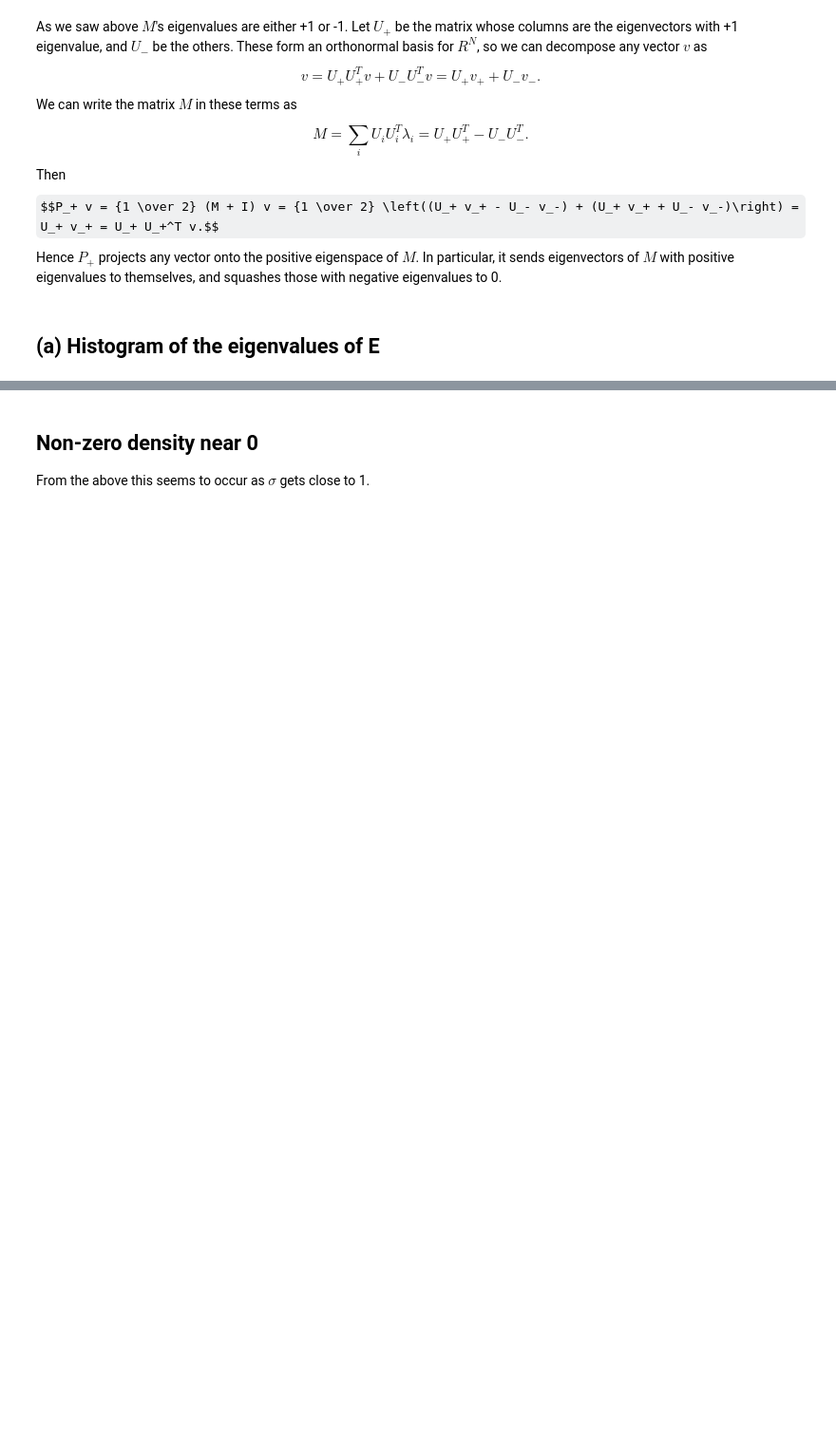
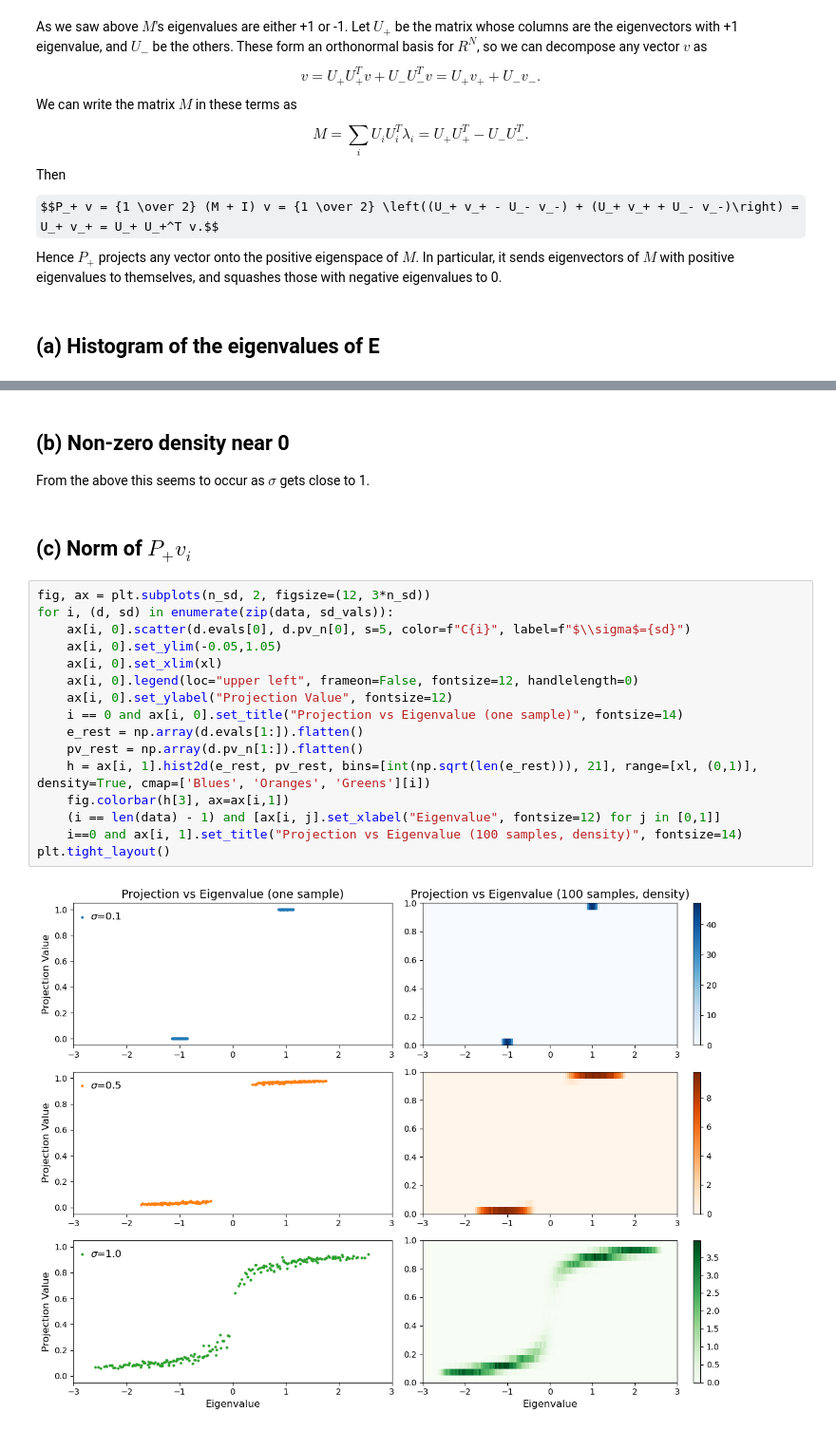
Before and after one commit to stootoon/first-course-rmt, a Jupyter notebook: Ex1_2_4.ipynb, the cells around one changed output, grey strips where cells are left out. Shown at 95% size. Drawn from its saved outputs; the diff is of its cells as text; some formulas as TeX source; blank space fills up the shorter version.

```diff
--- a/Ex1_2_4.ipynb
+++ b/Ex1_2_4.ipynb
@@ -60,3 +80,23 @@ for i, sd in enumerate(sd_vals):
 # %% [markdown]
-## Non-zero density near 0
+## (b) Non-zero density near 0
 From the above this seems to occur as $\sigma$ gets close to 1.
+# %% [markdown]
+## (c) Norm of $P_+ v_i$
+# %%
+fig, ax = plt.subplots(n_sd, 2, figsize=(12, 3*n_sd))
+for i, (d, sd) in enumerate(zip(data, sd_vals)):
+    ax[i, 0].scatter(d.evals[0], d.pv_n[0], s=5, color=f"C{i}", label=f"$\\sigma$={sd}")
+    ax[i, 0].set_ylim(-0.05,1.05)
+    ax[i, 0].set_xlim(xl)
+    ax[i, 0].legend(loc="upper left", frameon=False, fontsize=12, handlelength=0)
+    ax[i, 0].set_ylabel("Projection Value", fontsize=12)
+    i == 0 and ax[i, 0].set_title("Projection vs Eigenvalue (one sample)", fontsize=14)
+    e_rest = np.array(d.evals[1:]).flatten()
+    pv_rest = np.array(d.pv_n[1:]).flatten()
+    h = ax[i, 1].hist2d(e_rest, pv_rest, bins=[int(np.sqrt(len(e_rest))), 21], range=[xl, (0,1)], density=True, cmap=['Blues', 'Oranges', 'Greens'][i])
+    fig.colorbar(h[3], ax=ax[i,1])
+    (i == len(data) - 1) and [ax[i, j].set_xlabel("Eigenvalue", fontsize=12) for j in [0,1]]
+    i==0 and ax[i, 1].set_title("Projection vs Eigenvalue (100 samples, density)", fontsize=14)
+plt.tight_layout()
+# %% [output]
+[figure, added]
```
Also changed, not shown: parts of 7 cells of this notebook.
